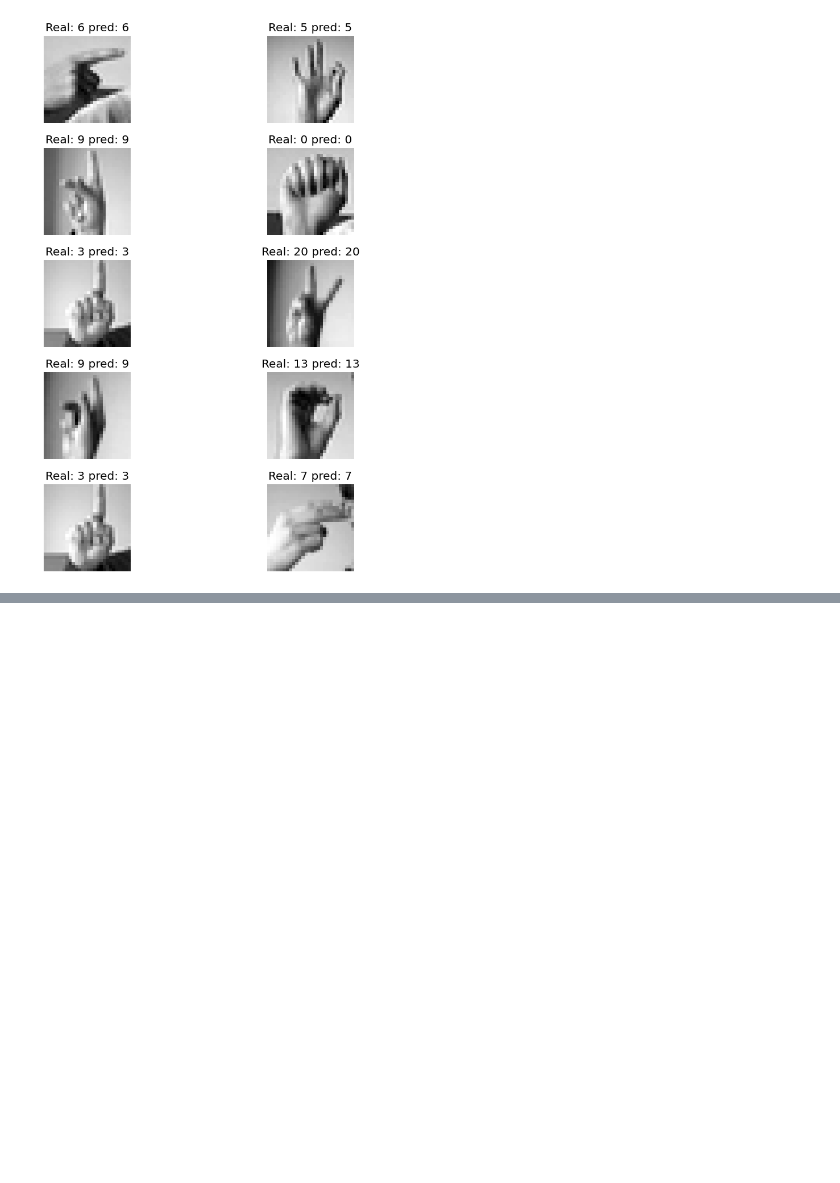
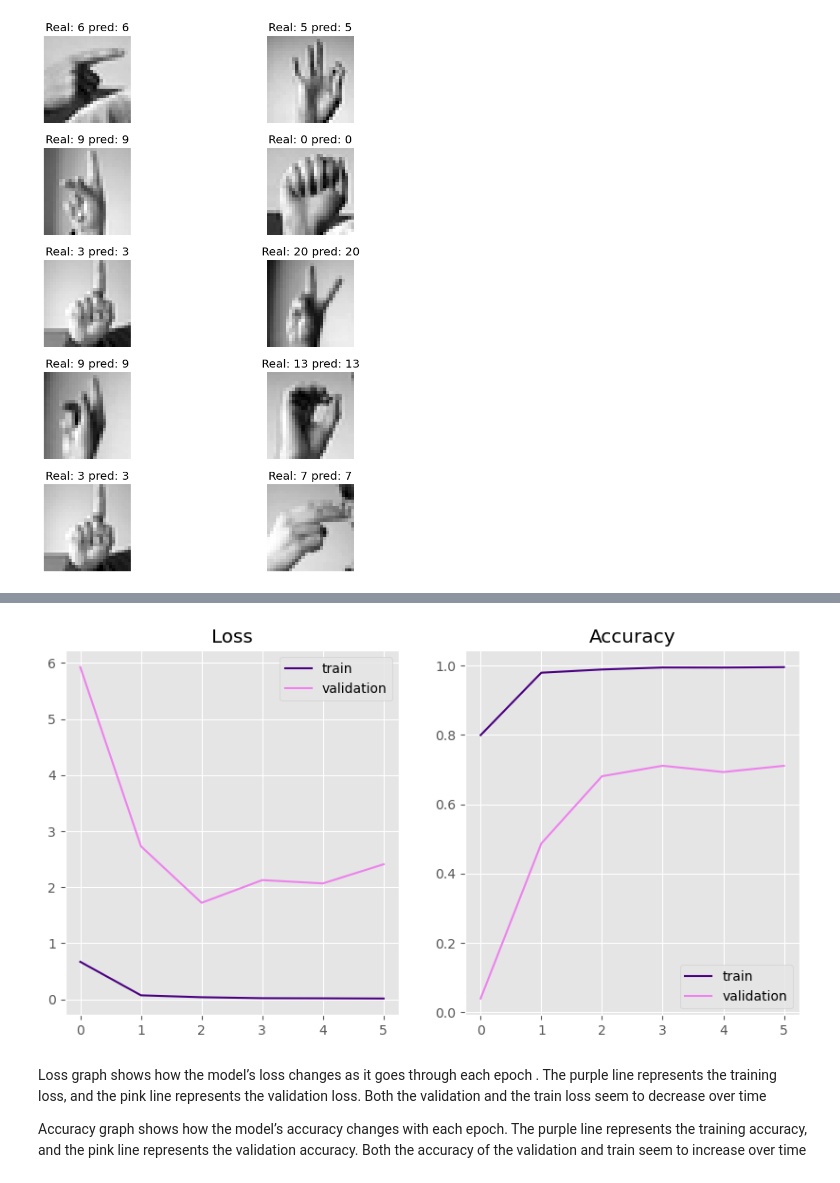
Before and after one commit to martin-ngugi/Kenya_sign-_anguage, a Jupyter notebook: ksl.ipynb, the cells around one changed output, grey strips where cells are left out. Saved outputs shown, nothing was run; the diff lists cells and outputs as text; code cells hidden in the pictures; blank space fills up the shorter version.

```diff
--- a/ksl.ipynb
+++ b/ksl.ipynb
@@ -806,33 +822,0 @@ Test accuracy: 0.8749302625656128
-# %%
-
-# Define the function to plot loss and accuracy
-def plot_loss_and_accuracy(results, final=False):
-    if final:
-        val_label = "test"
-    else:
-        val_label = "validation"
-
-    # Extracting metrics from model fitting
-    train_loss = results.history['loss']
-    val_loss = results.history['val_loss']
-    train_accuracy = results.history['accuracy']
-    val_accuracy = results.history['val_accuracy']
-
-    # Setting up plots
-    fig, (ax1, ax2) = plt.subplots(1, 2, figsize=(10, 5))
-
-    # Plotting loss info
-    ax1.set_title("Loss")
-    sns.lineplot(x=results.epoch, y=train_loss, ax=ax1, label="train",color="indigo")
-    sns.lineplot(x=results.epoch, y=val_loss, ax=ax1, label=val_label,color="violet")
-    ax1.legend()
-
-    # Plotting accuracy info
-    ax2.set_title("Accuracy")
-    sns.lineplot(x=results.epoch, y=train_accuracy, ax=ax2, label="train",color="indigo")
-    sns.lineplot(x=results.epoch, y=val_accuracy, ax=ax2, label=val_label,color="violet")
-    ax2.legend()
-
-# Assuming you have 'history' from your model training
-plot_loss_and_accuracy(history)
-plt.show()
@@ -840,0 +841,11 @@ plt.show()
+# %%
+
+#evaluating model training
+plot_loss_and_accuracy(history3)
+plt.show()
+# %% [output]
+[figure, added]
+# %% [markdown]
+Loss graph shows how the model’s loss changes as it goes through each epoch . The purple line represents the training loss, and the pink line represents the validation loss. Both the validation and the train loss seem to decrease over time
+
+Accuracy graph shows how the model’s accuracy changes with each epoch. The purple line represents the training accuracy, and the pink line represents the validation accuracy. Both the accuracy of the validation and train seem to increase over time
```
Also changed, not shown: parts of 58 cells of this notebook.
